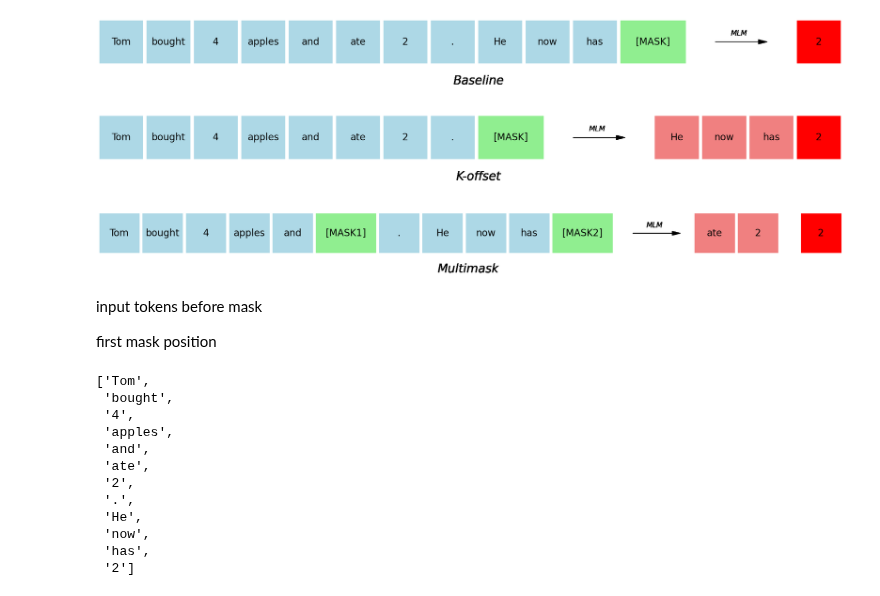
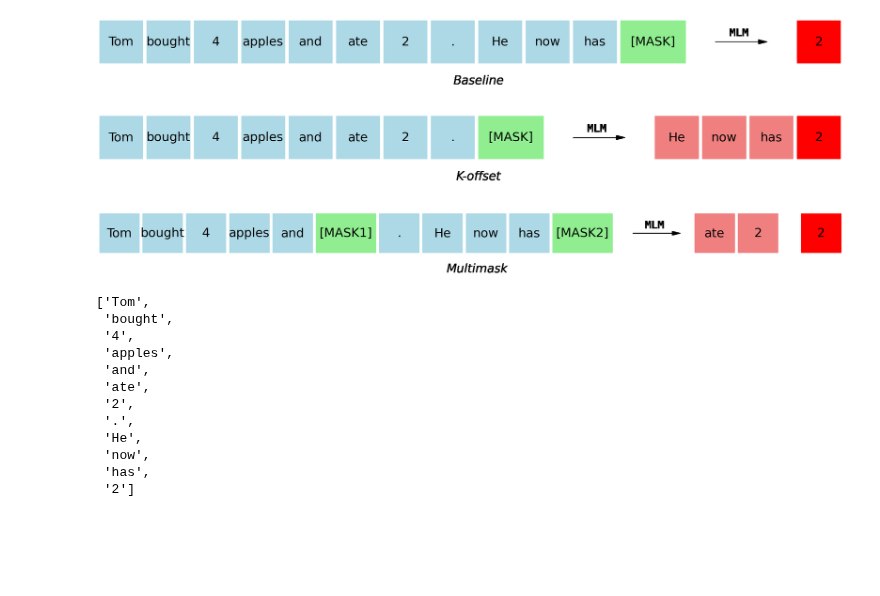
Before and after one commit to tomyoung903/MLM_inconsistencies, a Jupyter notebook: publication/draw.ipynb, the cells around one changed output. Saved outputs shown, nothing was run; the diff lists cells and outputs as text; code cells hidden in the pictures; blank space fills up the shorter version.

```diff
--- a/publication/draw.ipynb
+++ b/publication/draw.ipynb
@@ -5,7 +5,8 @@ whole_sequence = 'Tom bought 4 apples and ate 2 . He now has 2'
 tokens = whole_sequence.split()
 no_masks = 1
 gap_len = 3
-text_size_square = 20
+text_size_square = 26
+MLM_text_size = 23
 # %%
 def plot_offset(axs, ax_id, input_len, title):
     mask_pos = input_len
@@ -42,7 +43,7 @@ def plot_offset(axs, ax_id, input_len, title):
         # Inside the loop, after adding the square patch
         axs[ax_id].add_patch(square)
         axs[ax_id].arrow(input_len * spacing + no_masks * spacing * 1.5 + 0.5 * spacing, size/2, size, 0, head_width=0.1, head_length=0.2, fc='k', ec='k')
-        axs[ax_id].text(input_len * spacing + no_masks * spacing * 1.5 + spacing, size/2 + 0.2, 'MLM', ha='center', va='center', fontstyle='italic', fontsize=15)
+        axs[ax_id].text(input_len * spacing + no_masks * spacing * 1.5 + spacing, size/2 + 0.2, 'MLM', ha='center', va='center', fontweight='bold', fontdict={'family': 'Monospace', 'size': MLM_text_size})
 
         axs[ax_id].text((len(tokens)-4) * spacing , -0.4, title, ha='center', va='center', fontstyle='italic', fontsize=25)
 
@@ -108,40 +109,36 @@ def plot_double_mask(axs, ax_id, input_len, title):
             x += 0.5
             square_color = 'lightblue'
             text = tokens[i-1]
             square = plt.Rectangle((x, 0), size, size, fill=True, color=square_color, linewidth=2)
             axs[ax_id].text(x + size/2, size/2, text, ha='center', va='center', fontsize=text_size_square)
 
 
         # Inside the loop, after adding the square patch
         axs[ax_id].add_patch(square)
         axs[ax_id].arrow(9 * spacing + no_masks * spacing * 1.5 + 0.3 * spacing, size/2, size, 0, head_width=0.1, head_length=0.2, fc='k', ec='k')
-        axs[ax_id].text(9 * spacing + no_masks * spacing * 1.5 + 0.8*spacing, size/2 + 0.2, 'MLM', ha='center', va='center', fontstyle='italic', fontsize=15)
+        axs[ax_id].text(9 * spacing + no_masks * spacing * 1.5 + 0.8*spacing, size/2 + 0.2, 'MLM', ha='center', va='center', fontstyle='normal', fontweight='bold',  fontdict={'family': 'Monospace', 'size': MLM_text_size})
 
-        axs[ax_id].text(8.5 * spacing , -0.4, title, ha='center', va='center', fontstyle='italic', fontsize=25)
+        axs[ax_id].text(8.7 * spacing , -0.4, title, ha='center', va='center', fontstyle='italic', fontsize=25)
 
         # Set the axis limits to fit the squares and adjust for equal aspect ratio
         axs[ax_id].set_xlim(0, (len(tokens)+no_masks) * size * spacing + gap_len * size + 0.5)
         axs[ax_id].set_ylim(0, size)
         axs[ax_id].set_aspect('equal')
 
         # Remove the axes for a cleaner look
         axs[ax_id].axis('off')
 fig, axs = plt.subplots(3, 1, figsize=(22, 9))  # Create two subplots vertically
 # for ax_id in range(3):  # Loop over the two axes
 plot_offset(axs, 0, len(tokens)-1, 'Baseline')
 plot_offset(axs, 1, len(tokens)-4, 'K-offset')
 plot_double_mask(axs, 2, 8,'Multimask')
 
 plt.tight_layout()
 # save
 plt.savefig('conditionals.png')
 plt.show()
 # %% [output]
-[figure, old version]
+[figure, new version]
-# %% [markdown]
-input tokens before mask
-
-first mask position
 # %%
 tokens
 # %% [output]
```
Also changed, not shown: 1 other file.
